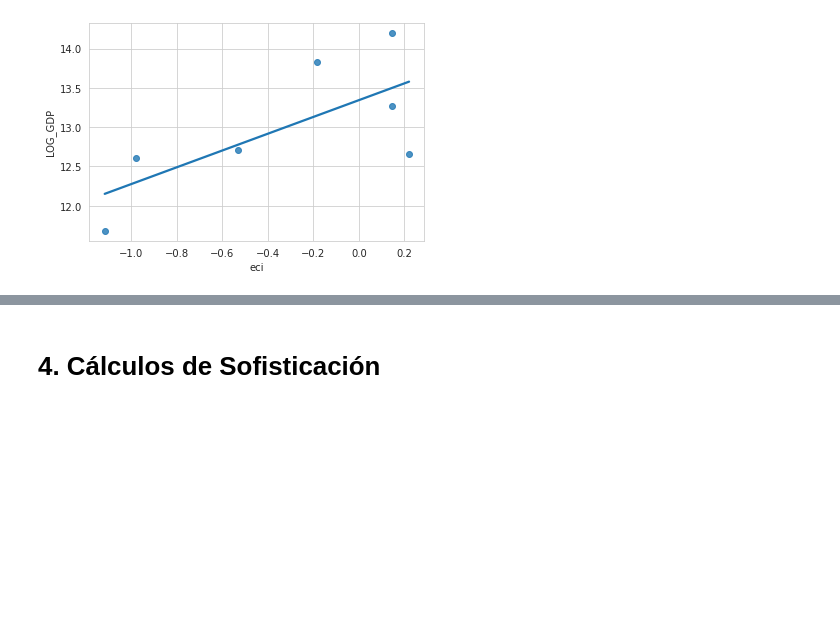
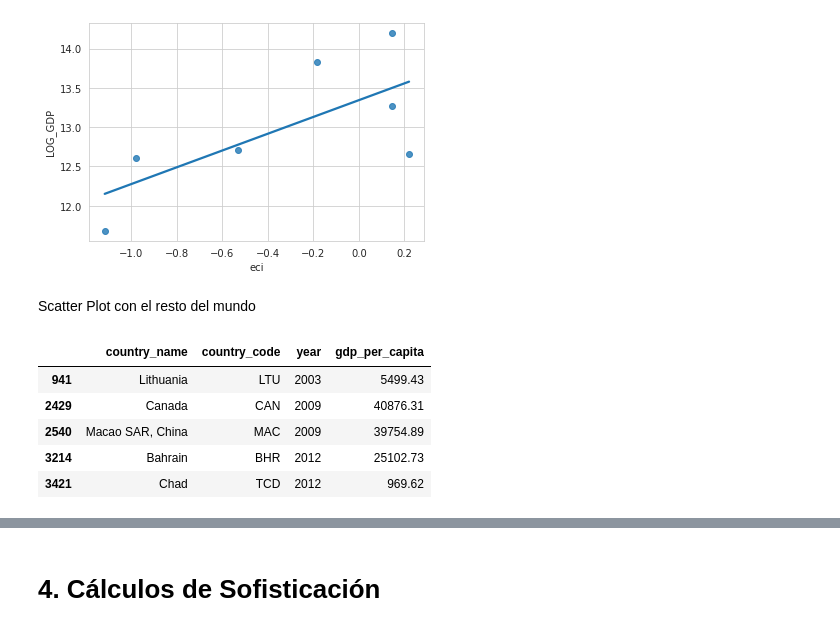
Before and after one commit to descandon88/Ecuador-Growth-data-set, a Jupyter notebook: analisisComplejidadEconomica.ipynb, the cells around one changed output, grey strips where cells are left out. Cells and saved outputs as stored; diff of their text form; code cells hidden in the pictures; blank space fills up the shorter version.

```diff
--- a/analisisComplejidadEconomica.ipynb
+++ b/analisisComplejidadEconomica.ipynb
@@ -1293,3 +1294,5 @@ sns.regplot(df_2017['eci'], df_2017['LOG_GDP'], ci=None)
 # %% [output]
 <matplotlib.axes._subplots.AxesSubplot at 0x...>
 [figure]
+# %% [markdown]
+Scatter Plot con el resto del mundo
@@ -1295,0 +1304,15 @@ sns.regplot(df_2017['eci'], df_2017['LOG_GDP'], ci=None)
+# %%
+def filtrarBaseGDPporAnios (data):
+  years = [2000,2001,2002,2003,2004,2005,2006,2007,2008,2009,2010,2011,2012,2013,2014,2015,2016,2017,2018,2019]
+  data_filtered = data[(data['year'].isin(years))].copy()
+  return data_filtered
+
+df_gdppc_mundo=filtrarBaseGDPporAnios(df_gdppc_countries).copy()
+df_gdppc_mundo.sample(n=5)
+# %% [output]
+|  | country_name | country_code | year | gdp_per_capita |
+| 941 | Lithuania | LTU | 2003 | 5499.43 |
+| 2429 | Canada | CAN | 2009 | 40876.31 |
+| 2540 | Macao SAR, China | MAC | 2009 | 39754.89 |
+| 3214 | Bahrain | BHR | 2012 | 25102.73 |
+| 3421 | Chad | TCD | 2012 | 969.62 |
```
Also changed, not shown: parts of 13 cells of this notebook.
